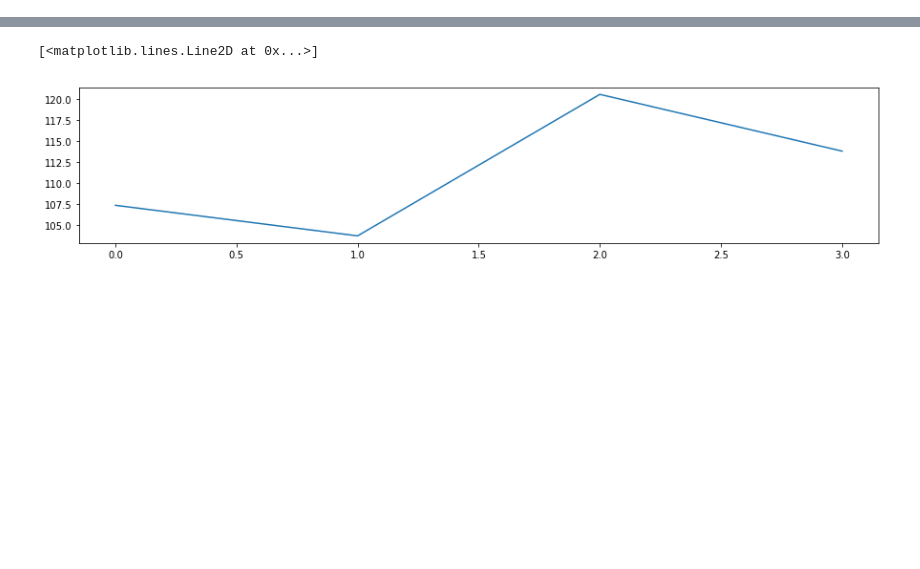
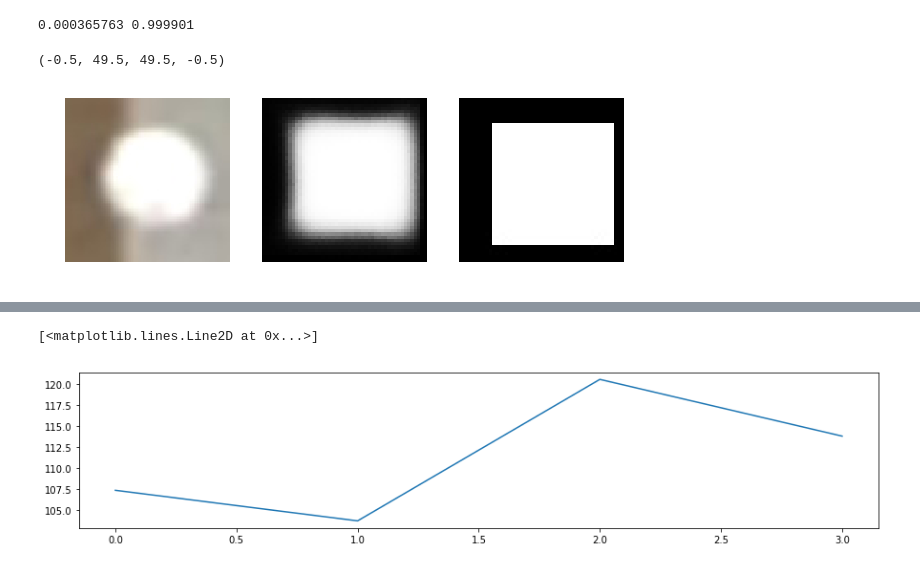
Before and after one commit to BrotherJing/CNN_tabletennis, a Jupyter notebook: regression.ipynb, the cells around one changed output, grey strips where cells are left out. Cells and saved outputs as stored; diff of their text form; code cells hidden in the pictures; blank space fills up the shorter version.

```diff
--- a/regression.ipynb
+++ b/regression.ipynb
@@ -69,0 +53,24 @@ bbox is  [ 107.35997009  103.73042297  120.52734375  113.79000854]
+# %%
+transformed_image = transformer.preprocess('data', image)
+net.blobs['data'].data[0,...] = transformed_image
+
+output = net.forward()
+
+#sodlt = output['sodlt_norm'][0][0]
+sodlt = net.blobs['sodlt_norm'].data[0][0]
+#sodlt = 1/(1+np.exp(-sodlt[0]))
+print np.min(sodlt), np.max(sodlt)
+
+plt.subplot(1, 3, 1)
+plt.imshow(image); plt.axis('off')
+
+plt.subplot(1, 3, 2)
+plt.imshow(sodlt); plt.axis('off')
+plt.subplot(1, 3, 3)
+
+prob = caffe.io.load_image(prob_name)
+plt.imshow(prob); plt.axis('off')
+# %% [output]
+0.000365763 0.999901
+(-0.5, 49.5, 49.5, -0.5)
+[figure, added]
```
Also changed, not shown: parts of 11 cells of this notebook, 22 other files.
